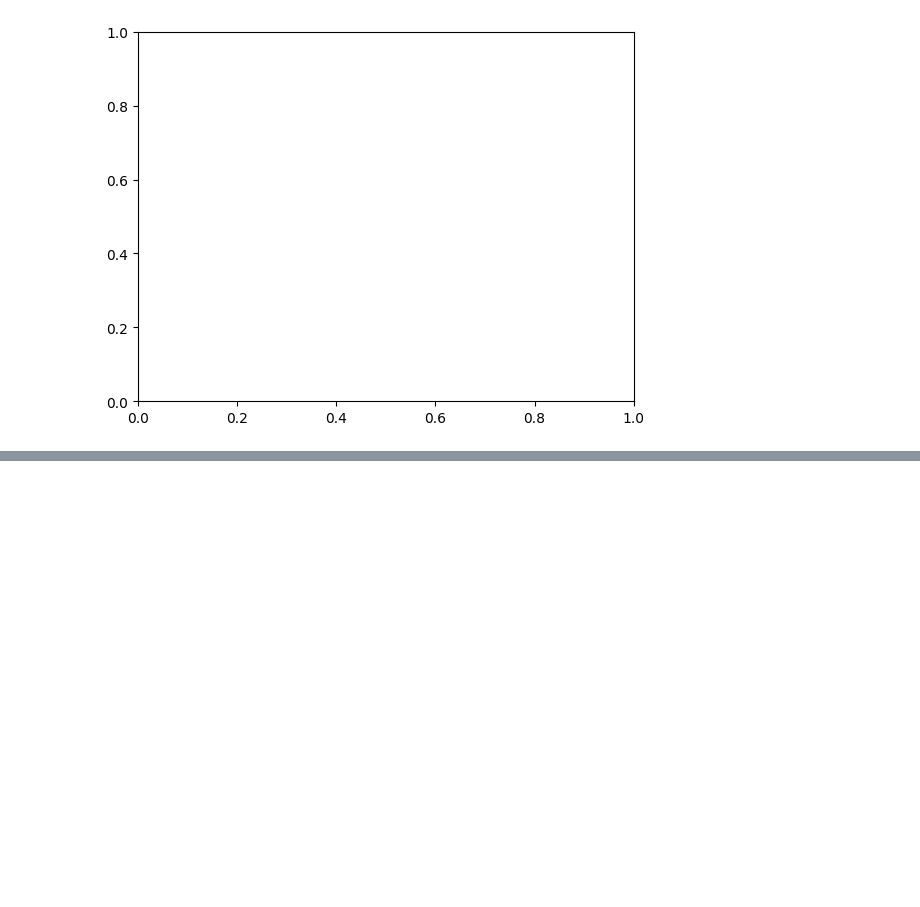
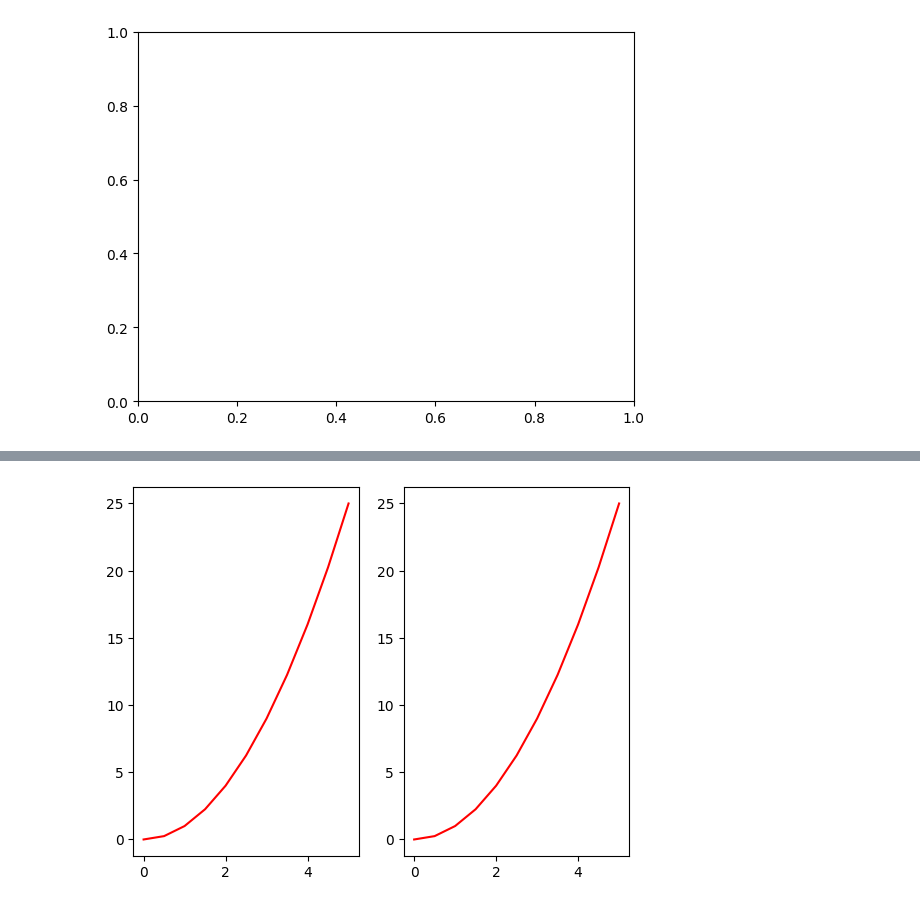
Before and after one commit to ludiemert/Data_Visualization_Matplotlib, a Jupyter notebook: Matplotlib.ipynb, the cells around one changed output, grey strips where cells are left out. Drawn from its saved outputs; the diff is of its cells as text; code cells hidden in the pictures; blank space fills up the shorter version.

Commit message:
add method and img 8_interacao_entre_valores

```diff
--- a/Matplotlib.ipynb
+++ b/Matplotlib.ipynb
@@ -169,0 +180,9 @@ Text(0.5, 1.0, 'Titulo Subplot')
+# %%
+# interar entre as listas
+# os axis vai assumindo os valores que esta dentro
+fig, ax = plt.subplots(nrows=1, ncols=2)
+
+for axis in ax:
+    axis.plot(x, y, "r")
+# %% [output]
+[figure, added]
```
Also changed, not shown: parts of 3 cells of this notebook, 1 other file.
